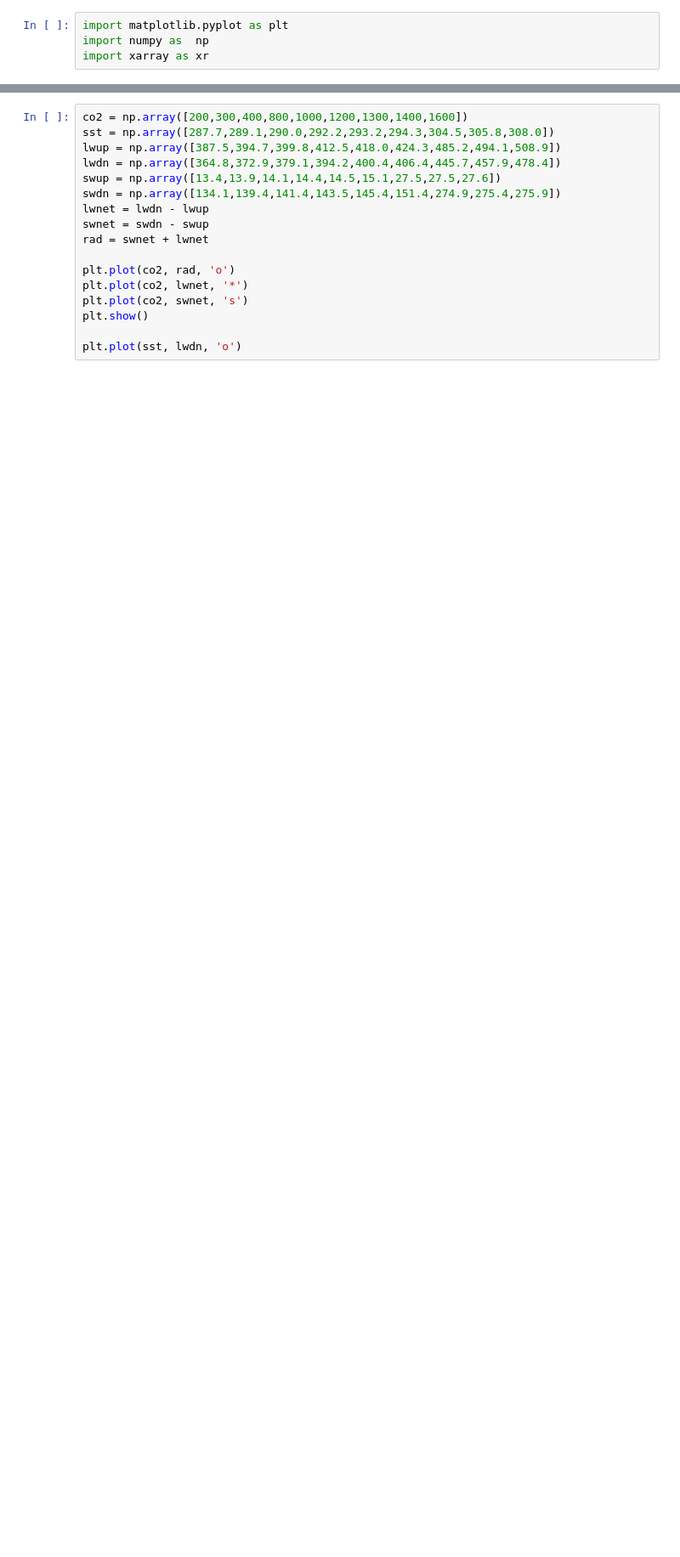
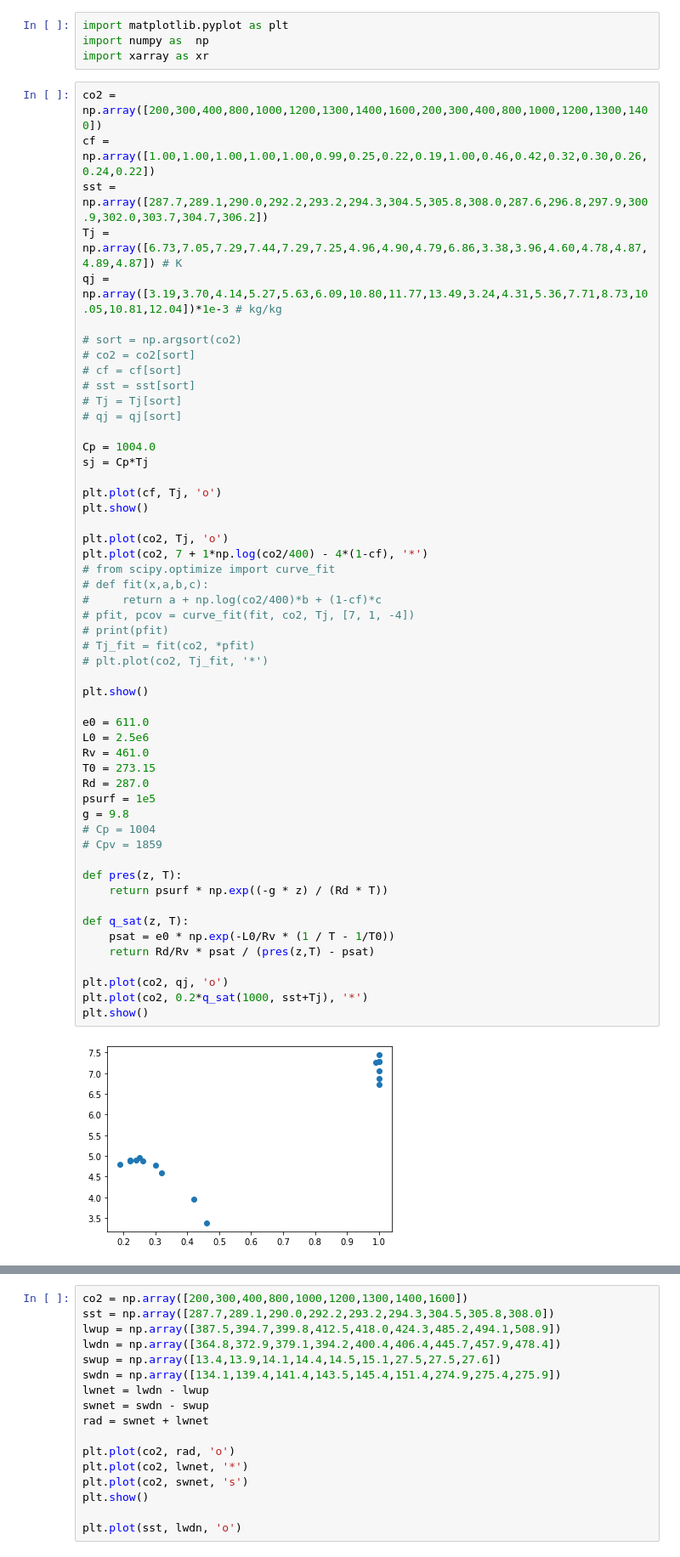
Before and after one commit to claresinger/MixedLayerModel.jl, a Jupyter notebook: doomsday_inversion_strength.ipynb, the cells around one changed output, grey strips where cells are left out. Shown at 85% size. Cells and saved outputs as stored; diff of their text form; blank space fills up the shorter version.

Commit message:
revert back to working AGU 'modCF' version. now need to work forward again and add important changes back, find what breaks, and work around that.

```diff
--- a/doomsday_inversion_strength.ipynb
+++ b/doomsday_inversion_strength.ipynb
@@ -2,3 +2,57 @@
 import matplotlib.pyplot as plt
 import numpy as  np
 import xarray as xr
+# %%
+co2 = np.array([200,300,400,800,1000,1200,1300,1400,1600,200,300,400,800,1000,1200,1300,1400])
+cf = np.array([1.00,1.00,1.00,1.00,1.00,0.99,0.25,0.22,0.19,1.00,0.46,0.42,0.32,0.30,0.26,0.24,0.22])
+sst = np.array([287.7,289.1,290.0,292.2,293.2,294.3,304.5,305.8,308.0,287.6,296.8,297.9,300.9,302.0,303.7,304.7,306.2])
+Tj = np.array([6.73,7.05,7.29,7.44,7.29,7.25,4.96,4.90,4.79,6.86,3.38,3.96,4.60,4.78,4.87,4.89,4.87]) # K
+qj = np.array([3.19,3.70,4.14,5.27,5.63,6.09,10.80,11.77,13.49,3.24,4.31,5.36,7.71,8.73,10.05,10.81,12.04])*1e-3 # kg/kg
+
+# sort = np.argsort(co2)
+# co2 = co2[sort]
+# cf = cf[sort]
+# sst = sst[sort]
+# Tj = Tj[sort]
+# qj = qj[sort]
+
+Cp = 1004.0
+sj = Cp*Tj
+
+plt.plot(cf, Tj, 'o')
+plt.show()
+
+plt.plot(co2, Tj, 'o')
+plt.plot(co2, 7 + 1*np.log(co2/400) - 4*(1-cf), '*')
+# from scipy.optimize import curve_fit
+# def fit(x,a,b,c):
+#     return a + np.log(co2/400)*b + (1-cf)*c
+# pfit, pcov = curve_fit(fit, co2, Tj, [7, 1, -4])
+# print(pfit)
+# Tj_fit = fit(co2, *pfit)
+# plt.plot(co2, Tj_fit, '*')
+
+plt.show()
+
+e0 = 611.0
+L0 = 2.5e6
+Rv = 461.0
+T0 = 273.15
+Rd = 287.0
+psurf = 1e5
+g = 9.8
+# Cp = 1004
+# Cpv = 1859
+
+def pres(z, T):
+    return psurf * np.exp((-g * z) / (Rd * T))
+
+def q_sat(z, T):
+    psat = e0 * np.exp(-L0/Rv * (1 / T - 1/T0))
+    return Rd/Rv * psat / (pres(z,T) - psat)
+
+plt.plot(co2, qj, 'o')
+plt.plot(co2, 0.2*q_sat(1000, sst+Tj), '*')
+plt.show()
+# %% [output]
+[figure, added]
```
Also changed, not shown: parts of 3 cells of this notebook, 13 other files.
